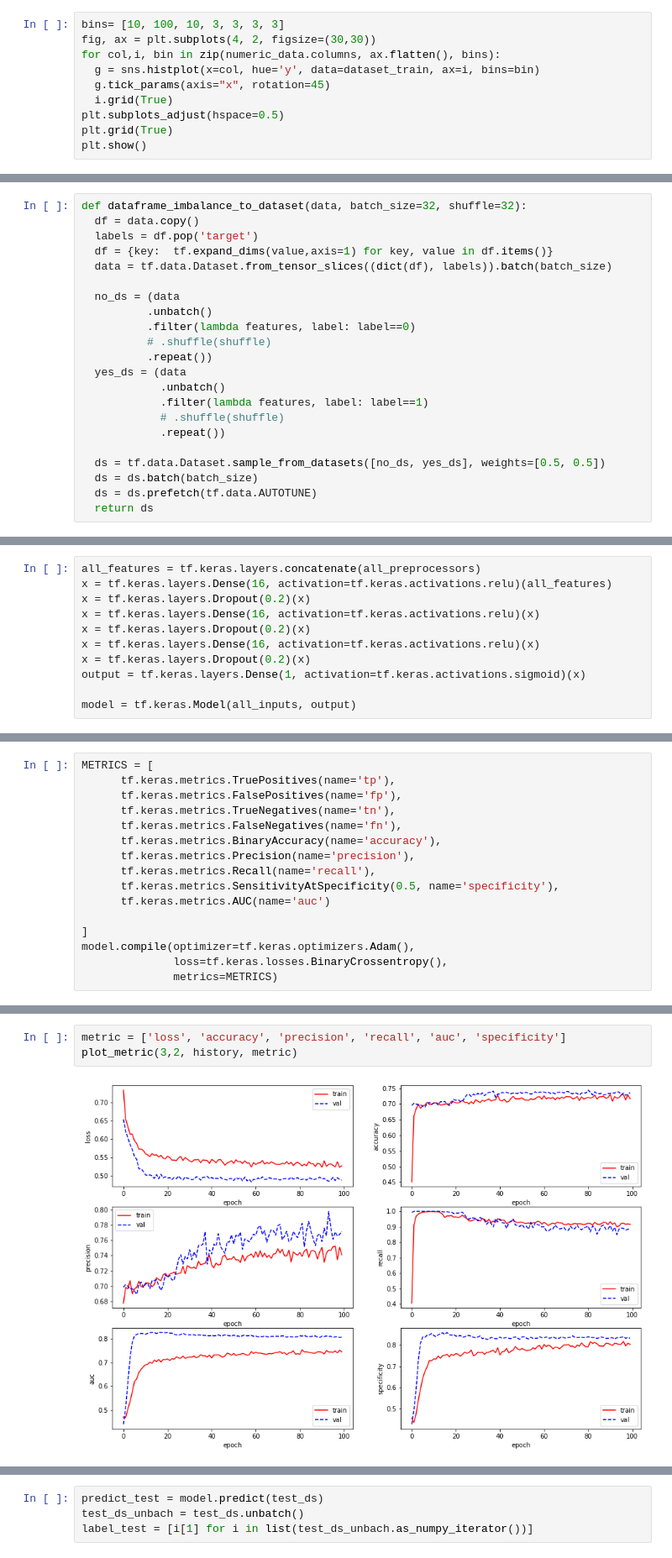
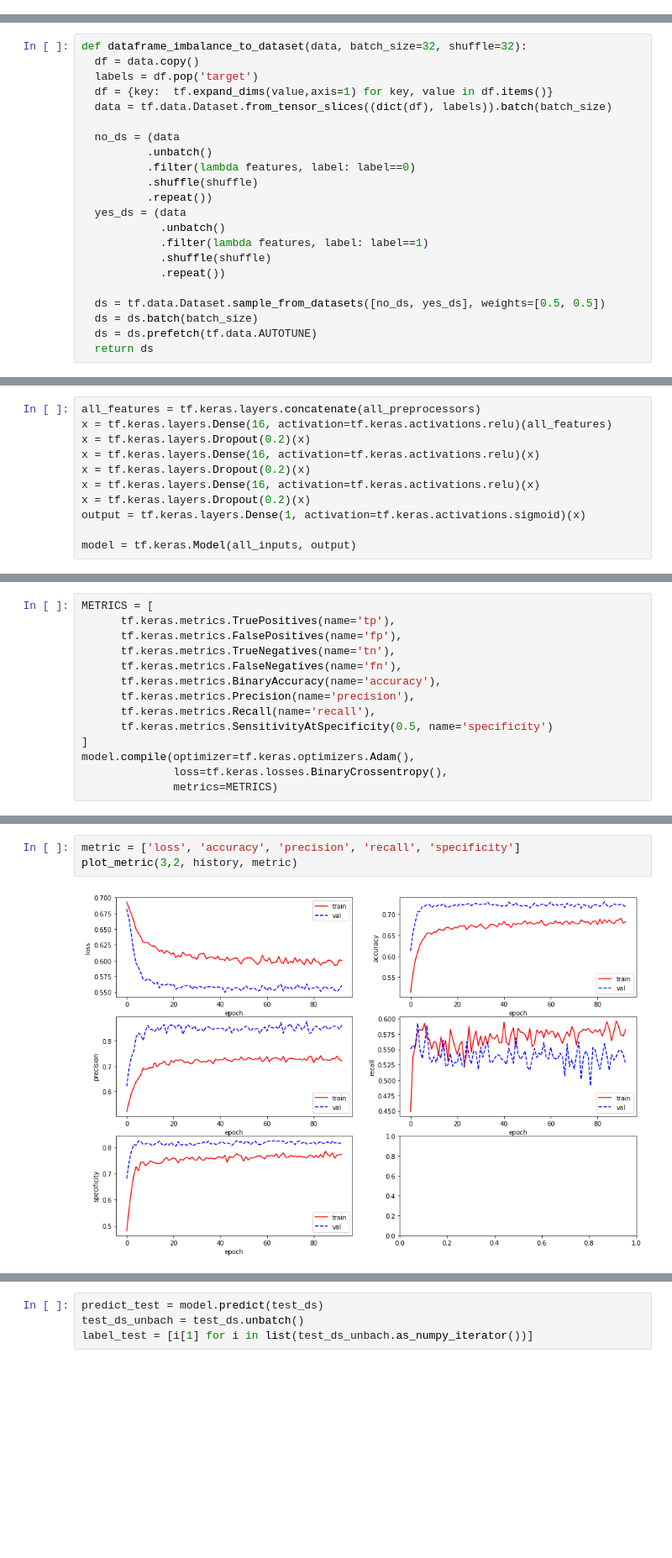
Before and after one commit to gigihsantoso/deeplearning---fintech, a Jupyter notebook: Deep_Learning_Fintech.ipynb, the cells around one changed output, grey strips where cells are left out. Shown at 84% size. Drawn from its saved outputs; the diff is of its cells as text; blank space fills up the shorter version.

```diff
--- a/Deep_Learning_Fintech.ipynb
+++ b/Deep_Learning_Fintech.ipynb
@@ -185,13 +202,3 @@ for ax in g.axes.flatten():
 plt.show()
 # %% [output]
 [figure]
-# %%
-bins= [10, 100, 10, 3, 3, 3, 3]
-fig, ax = plt.subplots(4, 2, figsize=(30,30))
-for col,i, bin in zip(numeric_data.columns, ax.flatten(), bins):
-  g = sns.histplot(x=col, hue='y', data=dataset_train, ax=i, bins=bin)
-  g.tick_params(axis="x", rotation=45)
-  i.grid(True)
-plt.subplots_adjust(hspace=0.5)
-plt.grid(True)
-plt.show()
@@ -241,12 +246,12 @@ def dataframe_imbalance_to_dataset(data, batch_size=32, shuffle=32):
   no_ds = (data
           .unbatch()
           .filter(lambda features, label: label==0)
-          # .shuffle(shuffle)
+          .shuffle(shuffle)
           .repeat())
   yes_ds = (data
             .unbatch()
             .filter(lambda features, label: label==1)
-            # .shuffle(shuffle)
+            .shuffle(shuffle)
             .repeat())
 
   ds = tf.data.Dataset.sample_from_datasets([no_ds, yes_ds], weights=[0.5, 0.5])
@@ -440,9 +445,7 @@ METRICS = [
       tf.keras.metrics.BinaryAccuracy(name='accuracy'),
       tf.keras.metrics.Precision(name='precision'),
       tf.keras.metrics.Recall(name='recall'),
-      tf.keras.metrics.SensitivityAtSpecificity(0.5, name='specificity'),
-      tf.keras.metrics.AUC(name='auc')
-
+      tf.keras.metrics.SensitivityAtSpecificity(0.5, name='specificity')
 ]
 model.compile(optimizer=tf.keras.optimizers.Adam(),
               loss=tf.keras.losses.BinaryCrossentropy(),
@@ -472,5 +475,5 @@ Epoch 100/100
 # %%
-metric = ['loss', 'accuracy', 'precision', 'recall', 'auc', 'specificity']
+metric = ['loss', 'accuracy', 'precision', 'recall', 'specificity']
 plot_metric(3,2, history, metric)
 # %% [output]
-[figure, old version]
+[figure, new version]
```
Also changed, not shown: parts of 16 cells of this notebook.
